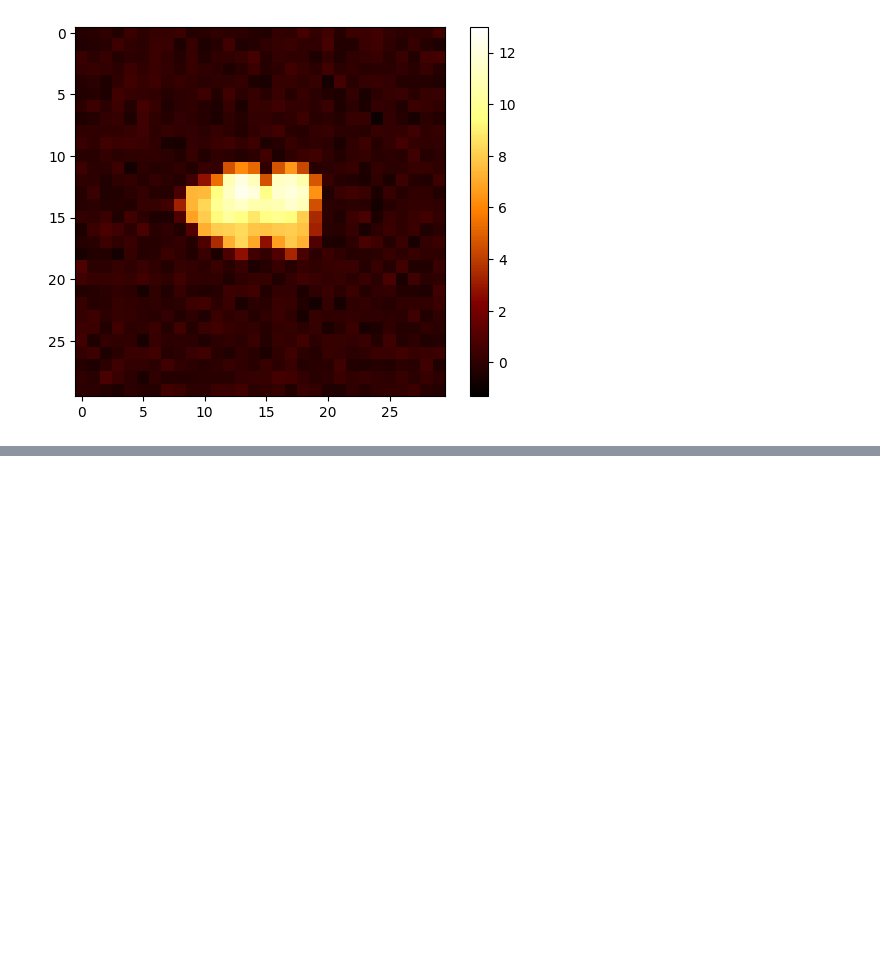
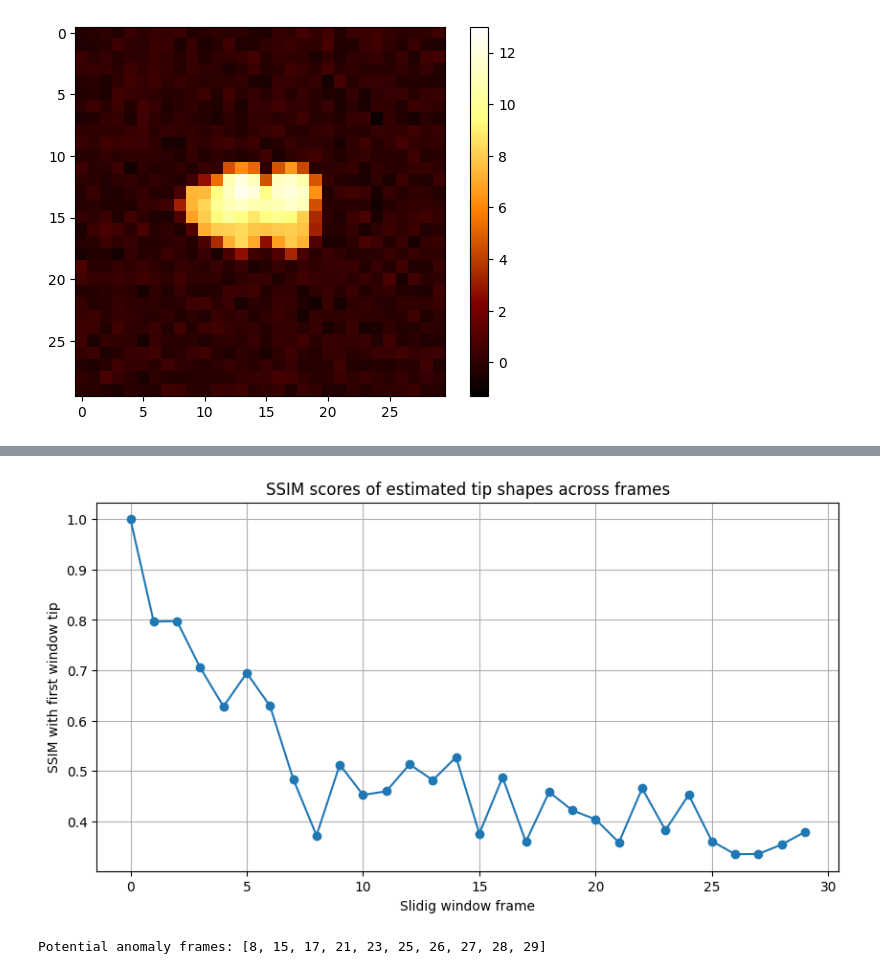
Before and after one commit to matsunagalab/ColabBTR, a Jupyter notebook: ColabBTR.ipynb, the cells around one changed output, grey strips where cells are left out. Saved outputs shown, nothing was run; the diff lists cells and outputs as text; code cells hidden in the pictures; blank space fills up the shorter version.

```diff
--- a/ColabBTR.ipynb
+++ b/ColabBTR.ipynb
@@ -319 +375,71 @@ elif images_or_movie == 'movie':
+# %%
+#@title (Optional) Tip shape reconstruction across frames (used for some anomaly detections in tip shape)
+
+from colabbtr.morphology import differentiable_btr
+import torch
+from tqdm.notebook import tqdm
+from skimage.metrics import structural_similarity as ssim
+import matplotlib.pyplot as plt
+import numpy as np
+
+# Assuming 'images' is a tensor with shape [nframes, height, width]
+
+window_frames = 10#@param {type:"raw"}
+first_frame = 0#@param {type:"raw"}
+nframe = images.shape[0]
+last_frame = nframe#@param {type:"raw"}
+tip_size = 10#@param {type:"raw"}
+tip_height = tip_size
+tip_width = tip_size
+epoch = 100#@param {type:"raw"}
+learning_rate = 0.1#@param {type:"raw"}
+weight_decay = 0.0#@param {type:"raw"}
+
+# Calculate the number of windows
+num_windows = (last_frame - first_frame) - window_frames + 1
+
+# Initialize the tensor to store the tips for each window
+tips = torch.zeros((last_frame - first_frame, tip_height, tip_width), device=images.device, dtype=images.dtype)
+
+for i in tqdm(range(first_frame, last_frame)):
+    start_frame = i
+    end_frame = i + window_frames
+
+    # Extract the frames for the current window
+    window_images = images[start_frame:end_frame, :, :]
+
+    # Perform differentiable BTR to estimate the tip shape for the current window
+    tip_shape, loss = differentiable_btr(window_images,
+                                         (tip_height, tip_width),
+                                         nepoch=epoch, lr=learning_rate, weight_decay=weight_decay, is_tqdm=False)
+
+    # Store the estimated tip shape
+    tips[i, :, :] = tip_shape
+
+# Function to calculate SSIM for each estimated tip shape against the reference tip shape
+def calculate_ssim(tips):
+    reference_tip = tips[0].cpu().numpy()
+    ssim_scores = [ssim(reference_tip, tip.cpu().numpy(), channel_axis=False) for tip in tips]
+
+    return ssim_scores
+
+# Calculate SSIM scores
+ssim_scores = calculate_ssim(tips)
+
+# Plot SSIM scores
+plt.figure(figsize=(10, 5))
+plt.plot(ssim_scores, marker='o')
+plt.xlabel('Slidig window frame')
+plt.ylabel('SSIM with first window tip')
+plt.title('SSIM scores of estimated tip shapes across frames')
+plt.grid(True)
+plt.show()
+
+# Identify frames with potential anomalies based on SSIM threshold
+threshold = 0.4  # Example threshold, adjust based on your dataset
+anomaly_frames = [i for i, score in enumerate(ssim_scores) if score < threshold]
+print("Potential anomaly frames:", anomaly_frames)
+# %% [output]
+[figure, added]
+Potential anomaly frames: [8, 15, 17, 21, 23, 25, 26, 27, 28, 29]
 # %%
```
Also changed, not shown: parts of 10 cells of this notebook.
